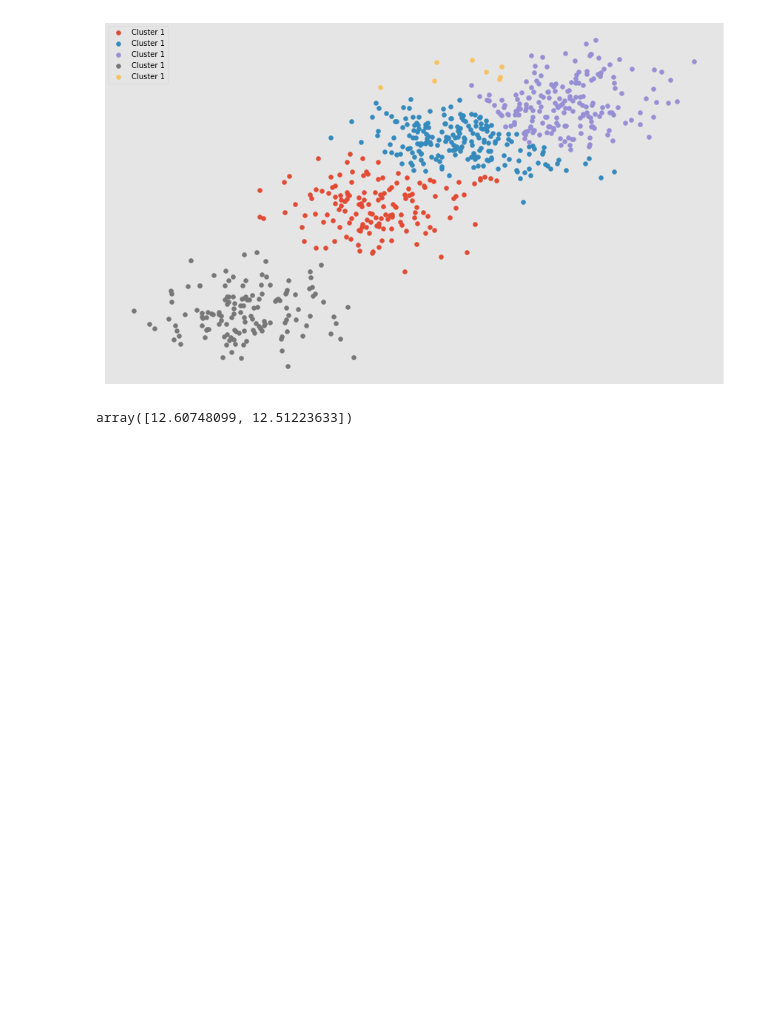
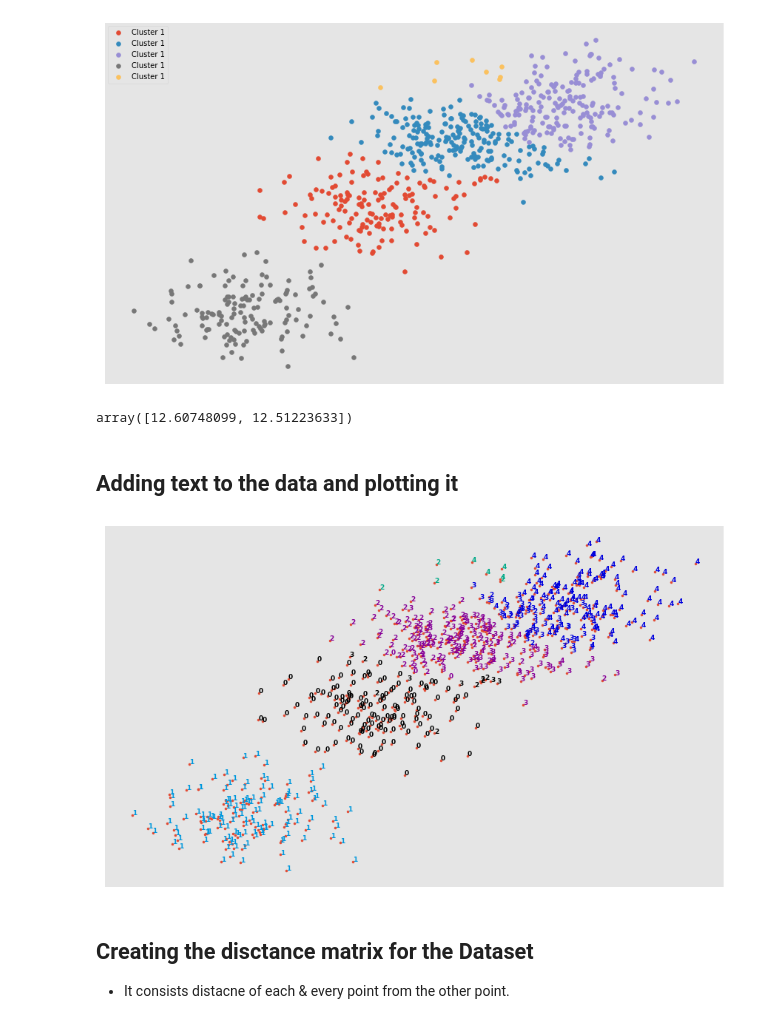
Before and after one commit to HarshitDawar55/Machine_And_Deep_Learning, a Jupyter notebook: Projects/Machine_Learning_Projects/Agglomerative_Clustering_Random_Data/Agglomerative clustering on Random Data.ipynb, the cells around one changed output. Drawn from its saved outputs; the diff is of its cells as text; code cells hidden in the pictures; blank space fills up the shorter version.

```diff
--- a/Projects/Machine_Learning_Projects/Agglomerative_Clustering_Random_Data/Agglomerative clustering on Random Data.ipynb
+++ b/Projects/Machine_Learning_Projects/Agglomerative_Clustering_Random_Data/Agglomerative clustering on Random Data.ipynb
@@ -133,7 +142,24 @@ x_max = np.max(X, axis = 0)
 x_max
 # %% [output]
 array([12.60748099, 12.51223633])
+# %% [markdown]
+## Adding text to the data and plotting it
 # %%
-plt.text(X[i, 0], X[i, 1], str(y[i]),
-             color=plt.cm.nipy_spectral(agglom.labels_[i] / 10.),
+plt.figure(figsize=(15,9))
+for i in range(X.shape[0]):
+    plt.text(X[i, 0], X[i, 1], str(y[i]),
+             color=plt.cm.nipy_spectral(agglomerative_cluster.labels_[i] / 10),
              fontdict={'weight': 'bold', 'size': 9})
+
+plt.xticks([])
+plt.yticks([])
+
+# Display the plot of the original data before clustering
+plt.scatter(X[:, 0], X[:, 1], marker='.')
+# Display the plot
+plt.show()
+# %% [output]
+[figure, added]
+# %% [markdown]
+## Creating the disctance matrix for the Dataset
+* It consists distacne of each & every point from the other point.
```
Also changed, not shown: parts of 4 cells of this notebook.
